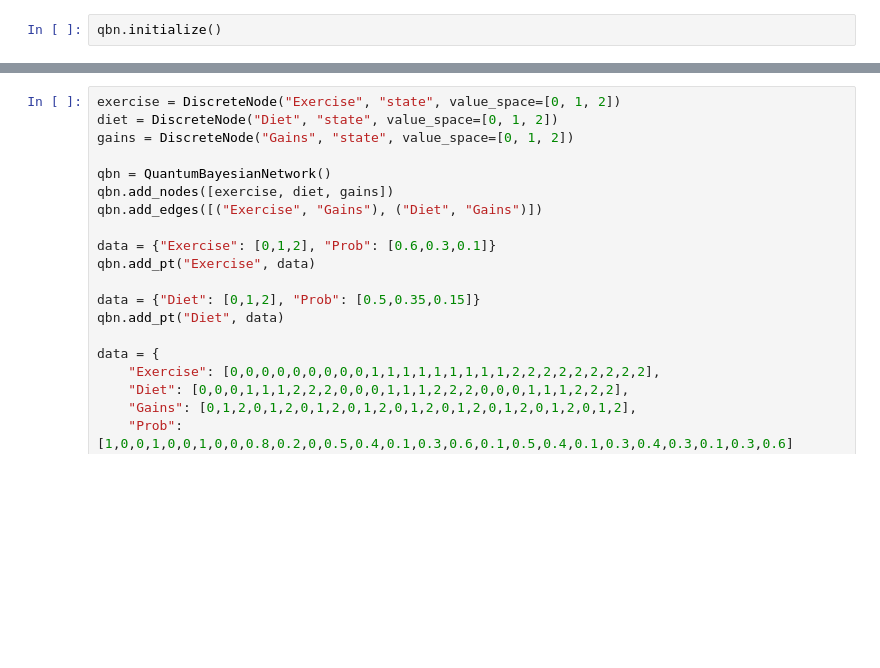
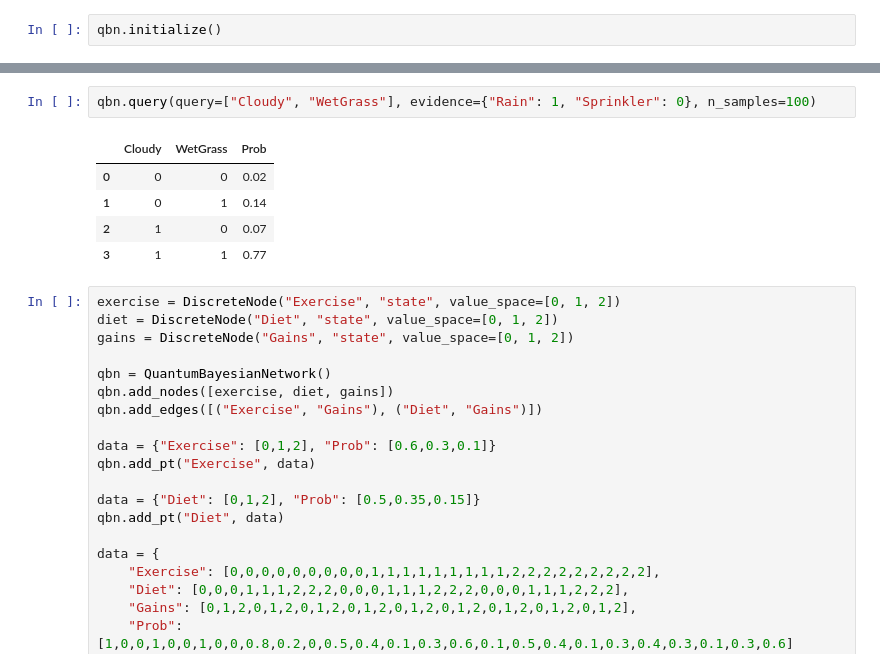
Before and after one commit to GilbertoCunha/QuantumBayesianRL, a Jupyter notebook: notebooks/BayesianNetworks.ipynb, the cells around one changed output, grey strips where cells are left out. Drawn from its saved outputs; the diff is of its cells as text; blank space fills up the shorter version.

```diff
--- a/notebooks/BayesianNetworks.ipynb
+++ b/notebooks/BayesianNetworks.ipynb
@@ -213,3 +216,11 @@ qbn.query(query=["Cloudy", "Rain", "Sprinkler", "WetGrass"], evidence={}, n_samp
+# %%
+qbn.query(query=["Cloudy", "WetGrass"], evidence={"Rain": 1, "Sprinkler": 0}, n_samples=100)
+# %% [output]
+|  | Cloudy | WetGrass | Prob |
+| 0 | 0 | 0 | 0.02 |
+| 1 | 0 | 1 | 0.14 |
+| 2 | 1 | 0 | 0.07 |
+| 3 | 1 | 1 | 0.77 |
 # %%
 exercise = DiscreteNode("Exercise", "state", value_space=[0, 1, 2])
 diet = DiscreteNode("Diet", "state", value_space=[0, 1, 2])
```
Also changed, not shown: parts of 9 cells of this notebook, 5 other files.
